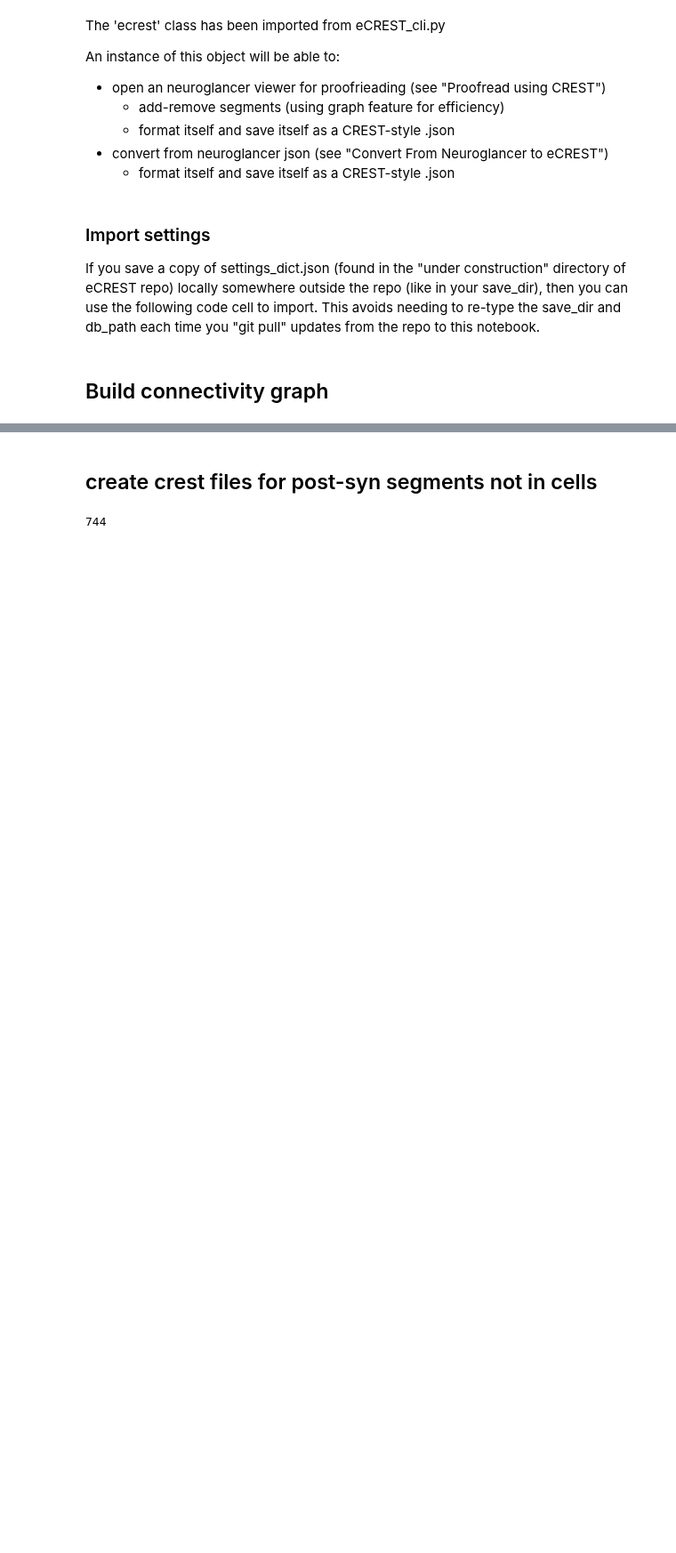
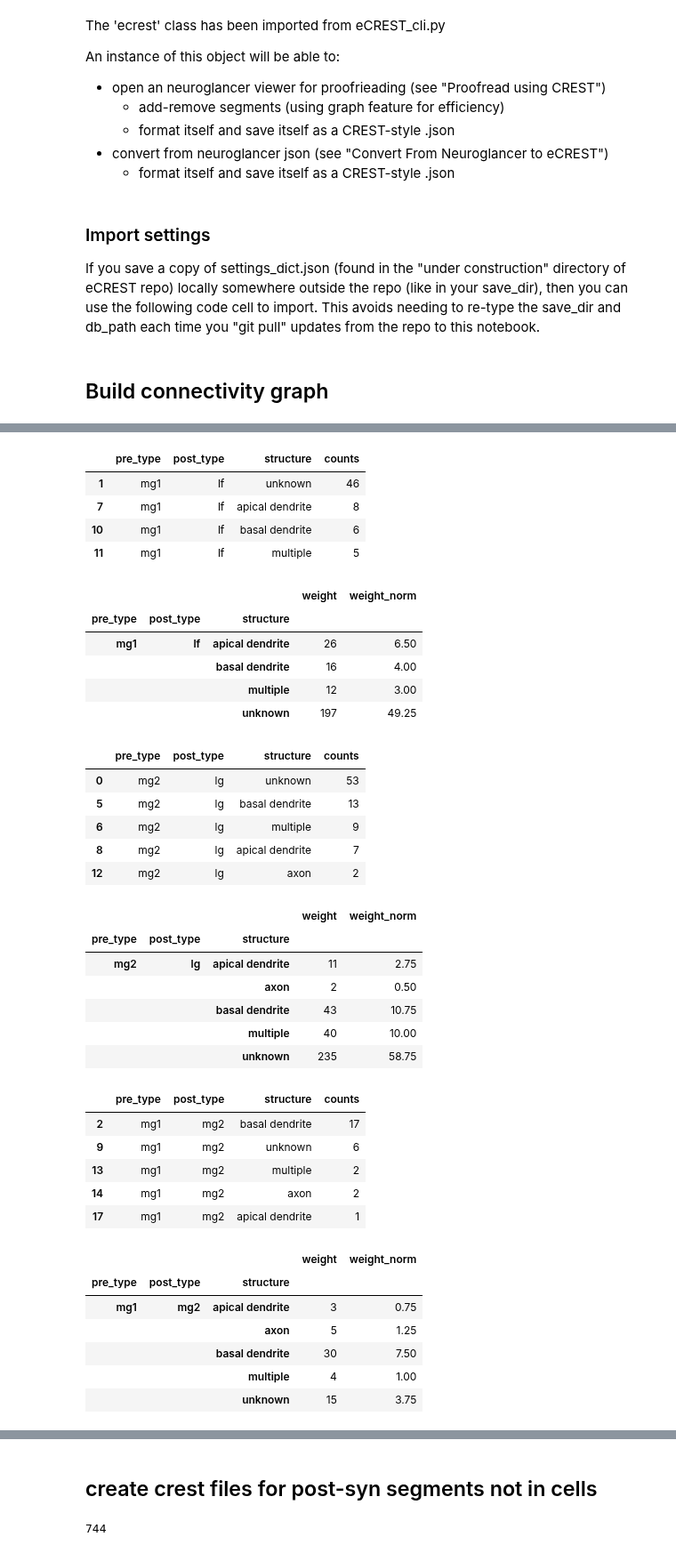
Before and after one commit to neurologic/eCREST, a Jupyter notebook: Analysis.ipynb, the cells around one changed output, grey strips where cells are left out. Shown at 89% size. Saved outputs shown, nothing was run; the diff lists cells and outputs as text; code cells hidden in the pictures; blank space fills up the shorter version.

```diff
--- a/Analysis.ipynb
+++ b/Analysis.ipynb
@@ -348,0 +250,64 @@ ell.delete_edges(range(len(ell.es)))
+# %%
+df_edge_counts = df_edges[['pre_type','post_type','structure']].value_counts().reset_index(name='counts')
+
+mask = df_edge_counts['pre_type'].str.lower().isin(['mg1']) & df_edge_counts['post_type'].str.lower().isin(['lf'])
+display(df_edge_counts[mask])
+
+mask = df_edges['pre_type'].str.lower().isin(['mg1']) & df_edges['post_type'].str.lower().isin(['lf'])
+display(df_edges[mask].groupby(['pre_type','post_type','structure']).sum(numeric_only=True))
+
+mask = df_edge_counts['pre_type'].str.lower().isin(['mg2']) & df_edge_counts['post_type'].str.lower().isin(['lg'])
+display(df_edge_counts[mask])
+
+mask = df_edges['pre_type'].str.lower().isin(['mg2']) & df_edges['post_type'].str.lower().isin(['lg'])
+display(df_edges[mask].groupby(['pre_type','post_type','structure']).sum(numeric_only=True))
+
+mask = df_edge_counts['pre_type'].str.lower().isin(['mg1']) & df_edge_counts['post_type'].str.lower().isin(['mg2'])
+display(df_edge_counts[mask])
+
+mask = df_edges['pre_type'].str.lower().isin(['mg1']) & df_edges['post_type'].str.lower().isin(['mg2'])
+display(df_edges[mask].groupby(['pre_type','post_type','structure']).sum(numeric_only=True))
+
+mask = df_edge_counts['pre_type'].str.lower().isin(['mg2']) & df_edge_counts['post_type'].str.lower().isin(['mg1'])
+display(df_edge_counts[mask])
+
+mask = df_edges['pre_type'].str.lower().isin(['mg2']) & df_edges['post_type'].str.lower().isin(['mg1'])
+display(df_edges[mask].groupby(['pre_type','post_type','structure']).sum(numeric_only=True))
+# %% [output]
+|  | pre_type | post_type | structure | counts |
+| 1 | mg1 | lf | unknown | 46 |
+| 7 | mg1 | lf | apical dendrite | 8 |
+| 10 | mg1 | lf | basal dendrite | 6 |
+| 11 | mg1 | lf | multiple | 5 |
+|  |  |  | weight | weight_norm |
+| pre_type | post_type | structure |  |  |
+| mg1 | lf | apical dendrite | 26 | 6.50 |
+|  |  | basal dendrite | 16 | 4.00 |
+|  |  | multiple | 12 | 3.00 |
+|  |  | unknown | 197 | 49.25 |
+|  | pre_type | post_type | structure | counts |
+| 0 | mg2 | lg | unknown | 53 |
+| 5 | mg2 | lg | basal dendrite | 13 |
+| 6 | mg2 | lg | multiple | 9 |
+| 8 | mg2 | lg | apical dendrite | 7 |
+| 12 | mg2 | lg | axon | 2 |
+|  |  |  | weight | weight_norm |
+| pre_type | post_type | structure |  |  |
+| mg2 | lg | apical dendrite | 11 | 2.75 |
+|  |  | axon | 2 | 0.50 |
+|  |  | basal dendrite | 43 | 10.75 |
+|  |  | multiple | 40 | 10.00 |
+|  |  | unknown | 235 | 58.75 |
+|  | pre_type | post_type | structure | counts |
+| 2 | mg1 | mg2 | basal dendrite | 17 |
+| 9 | mg1 | mg2 | unknown | 6 |
+| 13 | mg1 | mg2 | multiple | 2 |
+| 14 | mg1 | mg2 | axon | 2 |
+| 17 | mg1 | mg2 | apical dendrite | 1 |
+|  |  |  | weight | weight_norm |
+| pre_type | post_type | structure |  |  |
+| mg1 | mg2 | apical dendrite | 3 | 0.75 |
+|  |  | axon | 5 | 1.25 |
+|  |  | basal dendrite | 30 | 7.50 |
+|  |  | multiple | 4 | 1.00 |
+|  |  | unknown | 15 | 3.75 |
```
Also changed, not shown: parts of 52 cells of this notebook, 1 other file.
